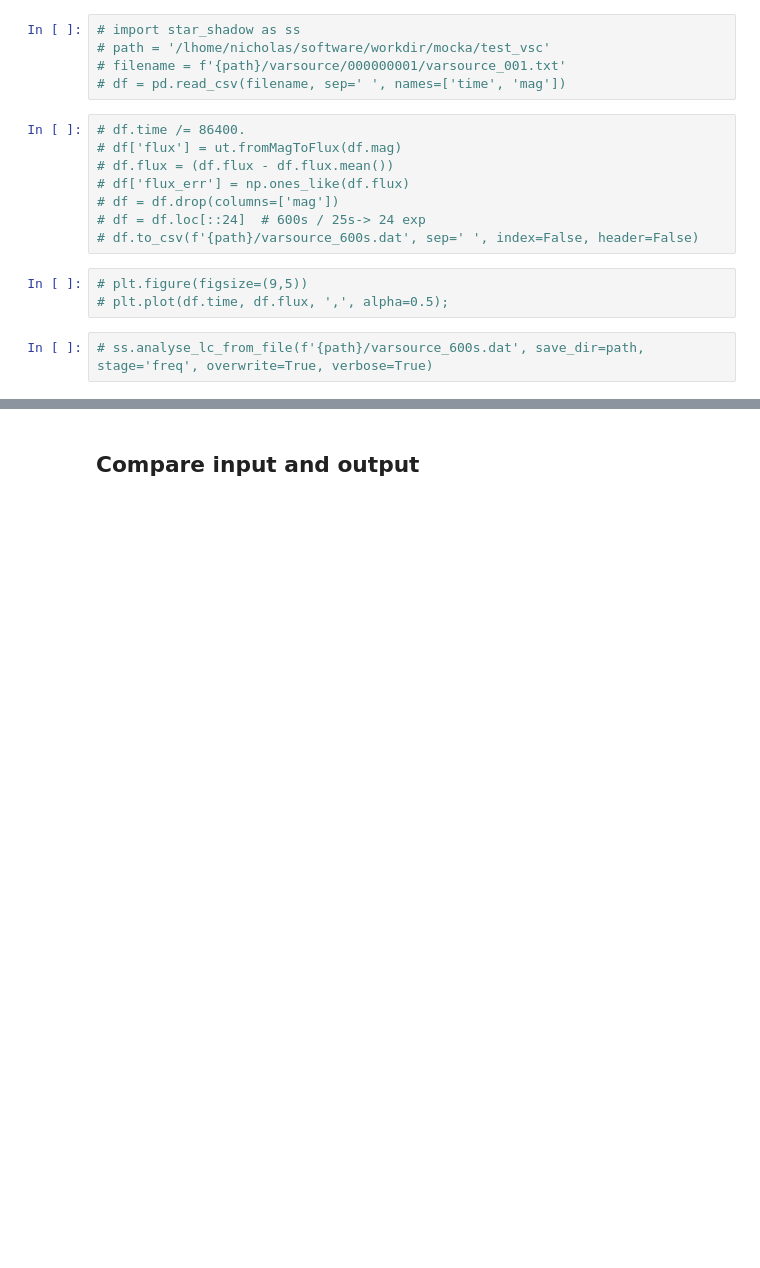
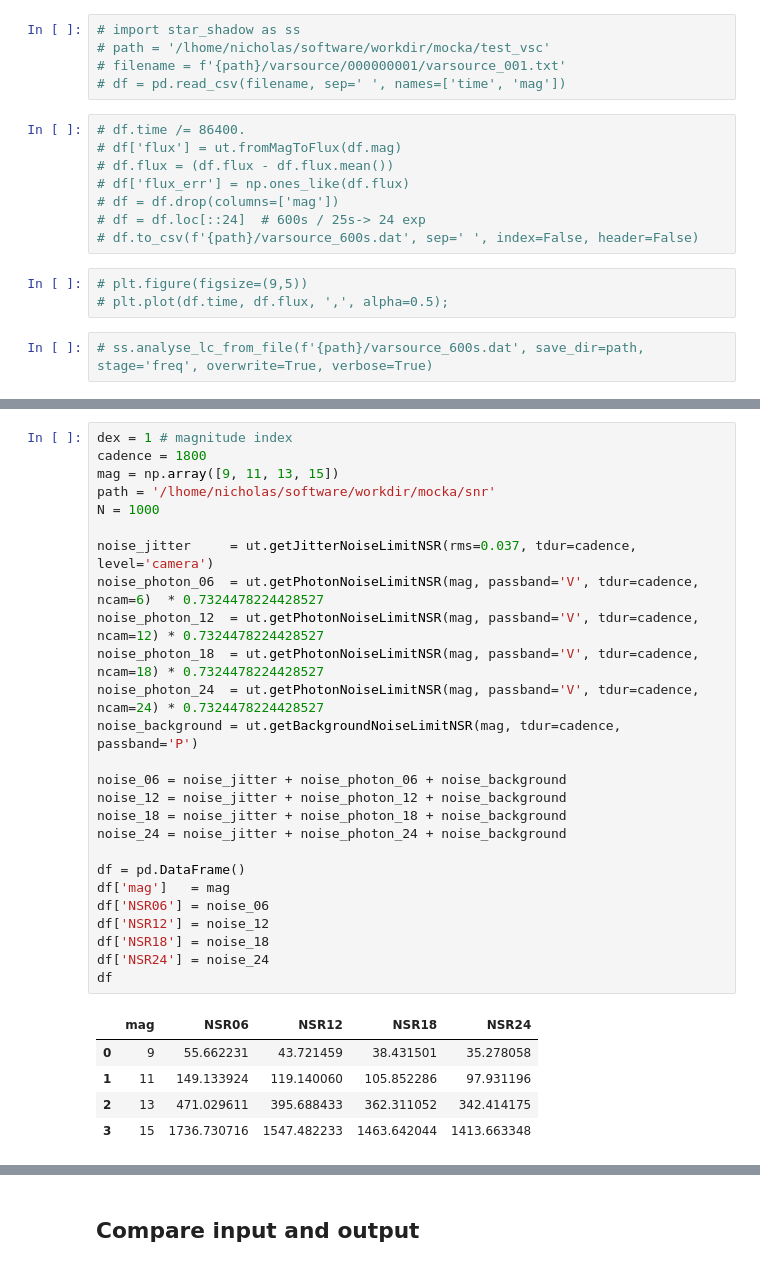
Before and after one commit to ivs-kuleuven/platosim3, a Jupyter notebook: docs/technicalnotes/MOCKA/Post-processing.ipynb, the cells around one changed output, grey strips where cells are left out. Drawn from its saved outputs; the diff is of its cells as text; blank space fills up the shorter version.

```diff
--- a/docs/technicalnotes/MOCKA/Post-processing.ipynb
+++ b/docs/technicalnotes/MOCKA/Post-processing.ipynb
@@ -348,0 +365,32 @@ Now the code can be used.
+# %%
+dex = 1 # magnitude index
+cadence = 1800
+mag = np.array([9, 11, 13, 15])
+path = '/lhome/nicholas/software/workdir/mocka/snr'
+N = 1000
+
+noise_jitter     = ut.getJitterNoiseLimitNSR(rms=0.037, tdur=cadence, level='camera')
+noise_photon_06  = ut.getPhotonNoiseLimitNSR(mag, passband='V', tdur=cadence, ncam=6)  * 0.7324478224428527
+noise_photon_12  = ut.getPhotonNoiseLimitNSR(mag, passband='V', tdur=cadence, ncam=12) * 0.7324478224428527
+noise_photon_18  = ut.getPhotonNoiseLimitNSR(mag, passband='V', tdur=cadence, ncam=18) * 0.7324478224428527
+noise_photon_24  = ut.getPhotonNoiseLimitNSR(mag, passband='V', tdur=cadence, ncam=24) * 0.7324478224428527
+noise_background = ut.getBackgroundNoiseLimitNSR(mag, tdur=cadence, passband='P')
+
+noise_06 = noise_jitter + noise_photon_06 + noise_background
+noise_12 = noise_jitter + noise_photon_12 + noise_background
+noise_18 = noise_jitter + noise_photon_18 + noise_background
+noise_24 = noise_jitter + noise_photon_24 + noise_background
+
+df = pd.DataFrame()
+df['mag']   = mag
+df['NSR06'] = noise_06
+df['NSR12'] = noise_12
+df['NSR18'] = noise_18
+df['NSR24'] = noise_24
+df
+# %% [output]
+|  | mag | NSR06 | NSR12 | NSR18 | NSR24 |
+| 0 | 9 | 55.662231 | 43.721459 | 38.431501 | 35.278058 |
+| 1 | 11 | 149.133924 | 119.140060 | 105.852286 | 97.931196 |
+| 2 | 13 | 471.029611 | 395.688433 | 362.311052 | 342.414175 |
+| 3 | 15 | 1736.730716 | 1547.482233 | 1463.642044 | 1413.663348 |
```
Also changed, not shown: parts of 10 cells of this notebook, 1 other file.
